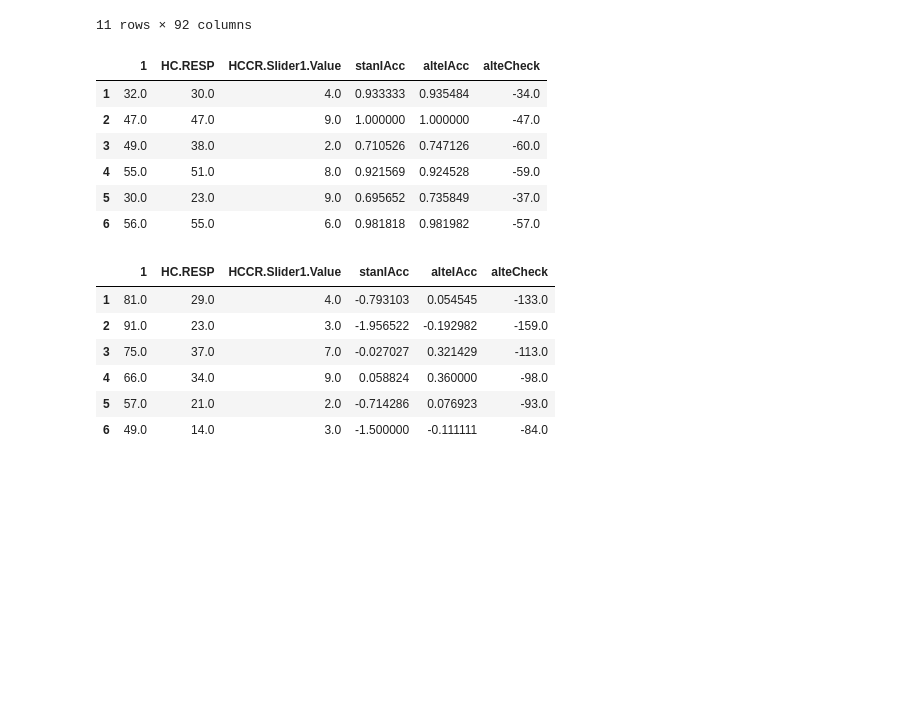
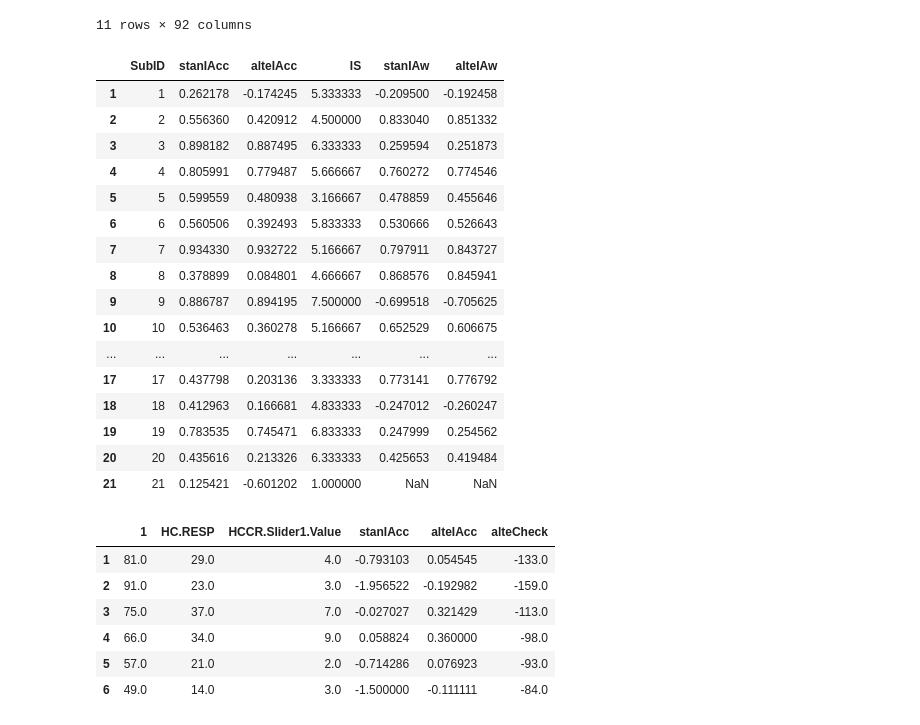
Before and after one commit to daonly/personal, a Jupyter notebook: [Conf]_physio.ipynb, the cells around one changed output. Cells and saved outputs as stored; diff of their text form; code cells hidden in the pictures; blank space fills up the shorter version.

```diff
--- a/[Conf]_physio.ipynb
+++ b/[Conf]_physio.ipynb
@@ -152,10 +152,10 @@ hrvdf
 ### HCT: range 설정 필!
 
 hctdf = pd.DataFrame()
-hctdf.loc[8, 1] = '8'  #여기도 수정 필!
+hctdf.loc[1, 1] = '1'  #여기도 수정 필!
 hctdf.columns = ['SubID']
 
-for i in range(3,4):
+for i in range(1,22):
 
   ## SubID
   SubID = str(i)
@@ -176,44 +176,54 @@ for i in range(3,4):
     if data['CH21'][j] == 0 and data['CH21'][j+1] == 5:
       startsignal.append(j+1)
     elif data['CH21'][j] == 5 and data['CH21'][j+1] == 0:
       endsignal.append(j+1)
 
   ## count R-peaks in each epoch
   hctdf1 = pd.DataFrame()
   for j in range(6):
     slicedf = processed_df.iloc[startsignal[2*j]:endsignal[2*j]]
     rpeaks = slicedf['ECG_R_Peaks'].sum()
     hctdf1.loc[j+1, 1] = rpeaks
 
   ## calculate indices for interoceptive sensitivity
   rawcardf = pd.read_excel(datapath+f'/HCT/Cardiac-{i}.xls', header=1)
   rawcardf = rawcardf[['HC.RESP','HCCR.Slider1.Value']].iloc[2:8]
   rawcardf.index = range(1,7)
   hctdf1 = pd.concat([hctdf1, rawcardf], axis=1, ignore_index=False)
-  hctdf1['stanIAcc'] = 1 - abs(hctdf1['HC.RESP']-hctdf1[1])/hctdf1['HC.RESP']
+  hctdf1['stanIAcc'] = 1 - abs(hctdf1['HC.RESP']-hctdf1[1])/hctdf1[1]
   hctdf1['alteIAcc'] = 1 - abs(hctdf1['HC.RESP']-hctdf1[1])*2/(hctdf1['HC.RESP']+hctdf1[1])
   hctdf1['alteCheck'] = hctdf1['HC.RESP'] - hctdf1[1]*2
   if (hctdf1['alteCheck'] > 0).any():
     print(f'Need alteIAcc analyses due to sub{i}')
   hctdf.loc[i, 'stanIAcc'] = hctdf1['stanIAcc'].mean()
   hctdf.loc[i, 'alteIAcc'] = hctdf1['alteIAcc'].mean()
   hctdf.loc[i, 'IS'] = hctdf1['HCCR.Slider1.Value'].mean()
   hctdf.loc[i, 'stanIAw'] = hctdf1['stanIAcc'].corr(hctdf1['HCCR.Slider1.Value'])
   hctdf.loc[i, 'alteIAw'] = hctdf1['alteIAcc'].corr(hctdf1['HCCR.Slider1.Value'])
 
 hctdf = hctdf[['SubID', 'stanIAcc', 'alteIAcc', 'IS', 'stanIAw', 'alteIAw']]
-savefile = savepath+f'/HCTDataII.xlsx'
-#hctdf.to_excel(savefile, index=False)
+savefile = savepath+f'/HCTData_PilotI&II.xlsx'
+hctdf.to_excel(savefile, index=False)
 
-hctdf1
+hctdf
 # %% [output]
-|  | 1 | HC.RESP | HCCR.Slider1.Value | stanIAcc | alteIAcc | alteCheck |
-| 1 | 32.0 | 30.0 | 4.0 | 0.933333 | 0.935484 | -34.0 |
-| 2 | 47.0 | 47.0 | 9.0 | 1.000000 | 1.000000 | -47.0 |
-| 3 | 49.0 | 38.0 | 2.0 | 0.710526 | 0.747126 | -60.0 |
-| 4 | 55.0 | 51.0 | 8.0 | 0.921569 | 0.924528 | -59.0 |
-| 5 | 30.0 | 23.0 | 9.0 | 0.695652 | 0.735849 | -37.0 |
-| 6 | 56.0 | 55.0 | 6.0 | 0.981818 | 0.981982 | -57.0 |
+|  | SubID | stanIAcc | alteIAcc | IS | stanIAw | alteIAw |
+| 1 | 1 | 0.262178 | -0.174245 | 5.333333 | -0.209500 | -0.192458 |
+| 2 | 2 | 0.556360 | 0.420912 | 4.500000 | 0.833040 | 0.851332 |
+| 3 | 3 | 0.898182 | 0.887495 | 6.333333 | 0.259594 | 0.251873 |
+| 4 | 4 | 0.805991 | 0.779487 | 5.666667 | 0.760272 | 0.774546 |
+| 5 | 5 | 0.599559 | 0.480938 | 3.166667 | 0.478859 | 0.455646 |
+| 6 | 6 | 0.560506 | 0.392493 | 5.833333 | 0.530666 | 0.526643 |
+| 7 | 7 | 0.934330 | 0.932722 | 5.166667 | 0.797911 | 0.843727 |
+| 8 | 8 | 0.378899 | 0.084801 | 4.666667 | 0.868576 | 0.845941 |
+| 9 | 9 | 0.886787 | 0.894195 | 7.500000 | -0.699518 | -0.705625 |
+| 10 | 10 | 0.536463 | 0.360278 | 5.166667 | 0.652529 | 0.606675 |
+| ... | ... | ... | ... | ... | ... | ... |
+| 17 | 17 | 0.437798 | 0.203136 | 3.333333 | 0.773141 | 0.776792 |
+| 18 | 18 | 0.412963 | 0.166681 | 4.833333 | -0.247012 | -0.260247 |
+| 19 | 19 | 0.783535 | 0.745471 | 6.833333 | 0.247999 | 0.254562 |
+| 20 | 20 | 0.435616 | 0.213326 | 6.333333 | 0.425653 | 0.419484 |
+| 21 | 21 | 0.125421 | -0.601202 | 1.000000 | NaN | NaN |
 # %%
 hctdf1
 # %% [output]
```
